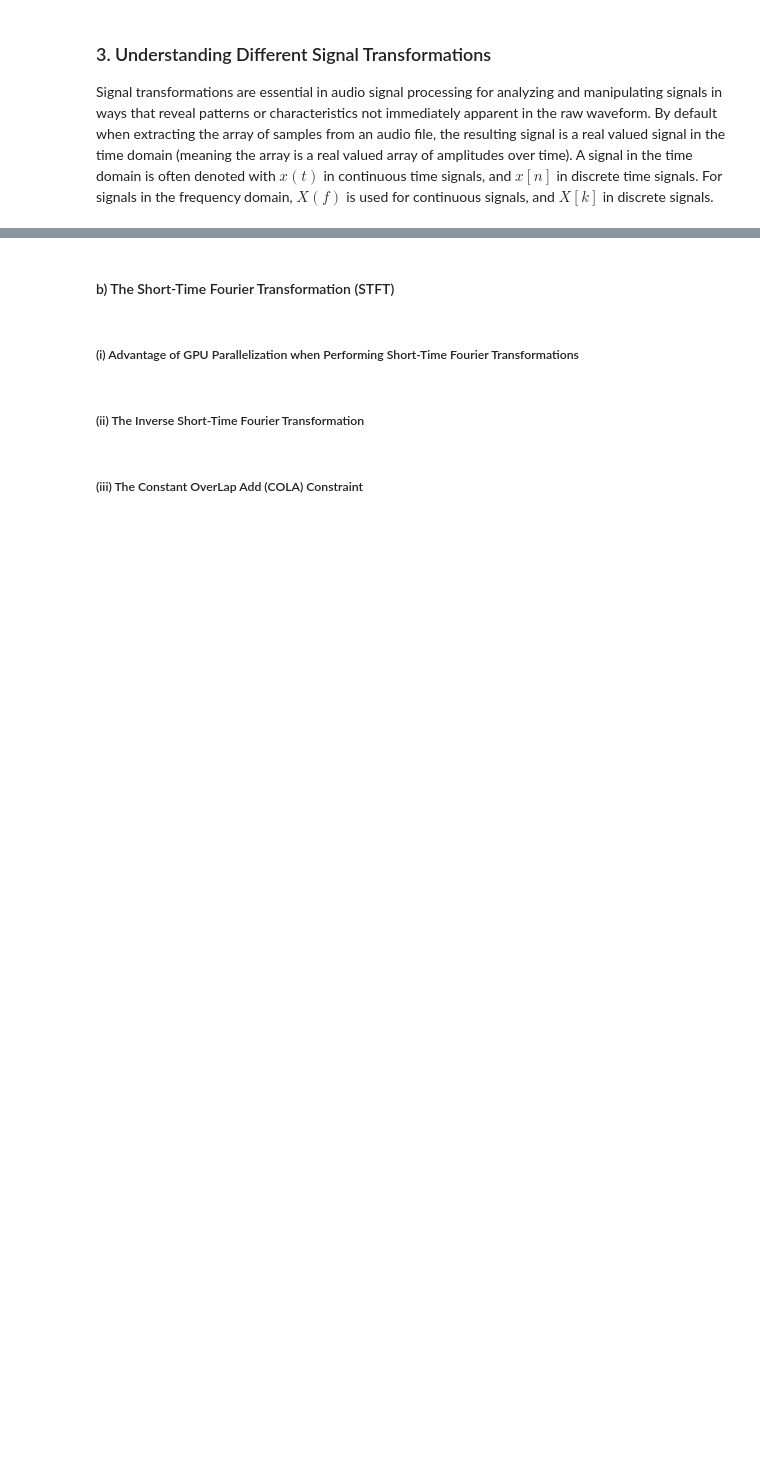
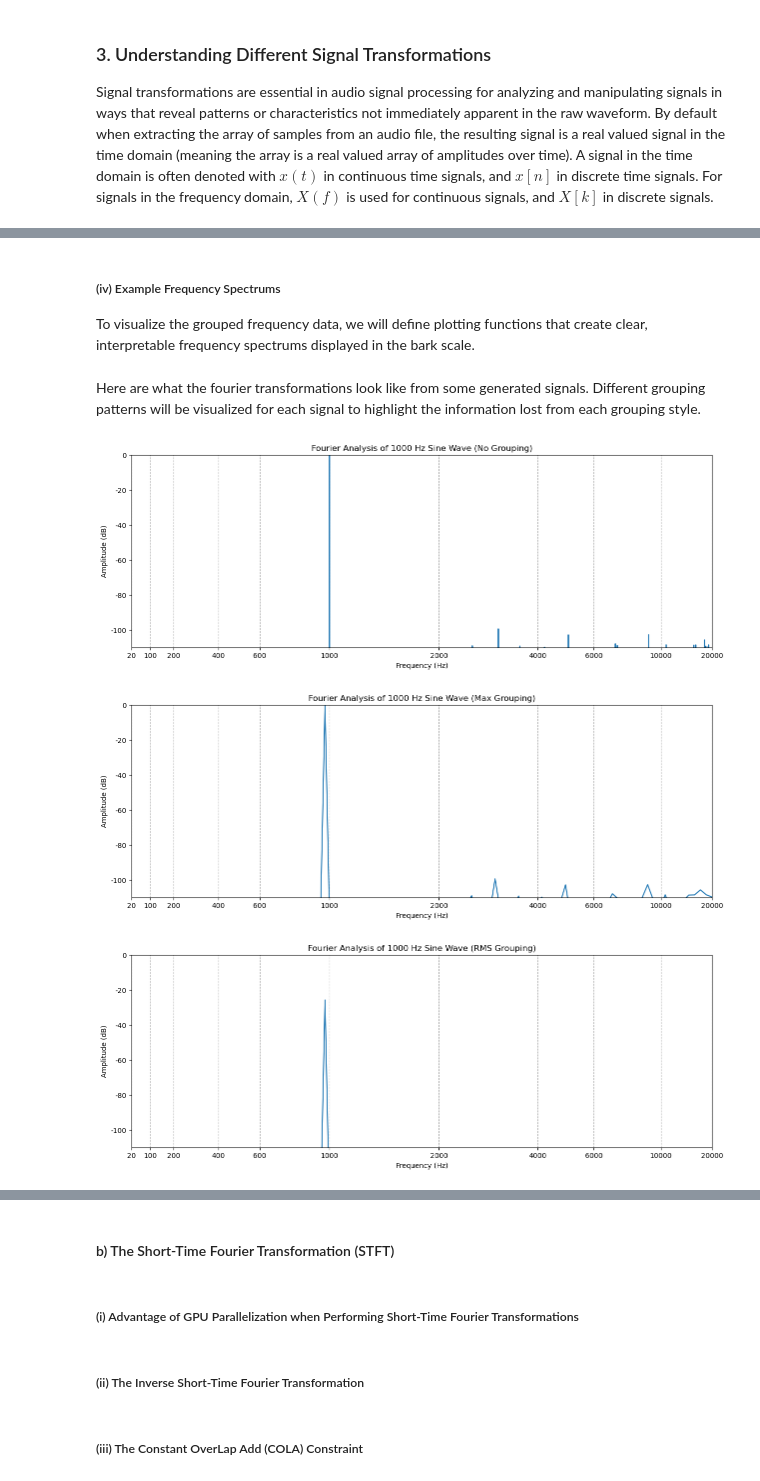
Before and after one commit to LookItVal/FinalProject, a Jupyter notebook: revised_final.ipynb, the cells around one changed output, grey strips where cells are left out. Cells and saved outputs as stored; diff of their text form; code cells hidden in the pictures; blank space fills up the shorter version.

```diff
--- a/revised_final.ipynb
+++ b/revised_final.ipynb
@@ -2176,0 +2371,46 @@ Complex numbers can be though of and plotted against the compled plane based on
+# %% [markdown]
+##### (iv) Example Frequency Spectrums
+To visualize the grouped frequency data, we will define plotting functions that create clear, interpretable frequency spectrums displayed in the bark scale.
+# %%
+def plot_fourier_analysis(sound: AudioSegment, title: str='Fourier Analysis', group: str='RMS') -> None:
+    """Plot the Fourier Transform of an audio signal.
+    Can group the frequencies into a smaller number of bins for easier visualization.
+
+    Args:
+        sound (AudioSegment): The audio signal to plot.
+        title (str, optional): The title of the plot. Defaults to 'Fourier Analysis'.
+        group_frequencies ('NONE' | 'MAX' | 'RMS', optional): Dictates if and how the frequencies should be grouped. Defaults to 'RMS'.
+    """
+    if sound.channels != 1: # If the audio signal has multiple channels, convert it to mono
+        sound = sound.split_to_mono()[0]
+
+    signal = cp.array(sound.get_array_of_samples(), dtype=cp.float32) # Get the audio signal as an array
+    signal = normalize_signal(signal) # Normalize the signal to the range [-1,1]
+    frequencies, freq_signal = fourier_transform(signal, sound.frame_rate) # Calculate the Fourier Transform
+    if group != 'NONE': # If the frequencies should be grouped
+        frequencies, freq_signal = group_frequencies(frequencies, freq_signal, function=group) # Group the frequencies
+    freq_signal = magnitude_to_db(freq_signal) # Convert the magnitudes to decibels
+    frequencies, freq_signal = frequencies.get(), freq_signal.get() # Convert the cupy arrays to numpy arrays
+
+    plt.figure(figsize=(15, 5)) # Set the figure size
+    plt.title(title)
+    plt.xlabel('Frequency (Hz)')
+    plt.ylabel('Amplitude (dB)')
+    xticks = np.array([20, 100, 200, 400, 600, 1000, 2000, 4000, 6000, 10000, 20000]) # Set the x-ticks
+    plt.xlim(hz_to_bark(20), hz_to_bark(20000)) # Set the x-axis limits to the Bark scale
+    plt.xticks(hz_to_bark(xticks), xticks) # Convert the x-ticks to the Bark scale
+    plt.ylim(-110, 0) # Set the y-axis limits
+    plt.yticks([0, -20, -40, -60, -80, -100], [0, -20, -40, -60, -80, -100]) # Set the y-ticks
+    plt.grid(True, which="both", axis='x', ls="--") # Add a grid to the plot
+    plt.plot(hz_to_bark(frequencies), freq_signal) # Plot the Fourier Transform
+    plt.show()
+# %% [markdown]
+Here are what the fourier transformations look like from some generated signals. Different grouping patterns will be visualized for each signal to highlight the information lost from each grouping style.
+# %%
+plot_fourier_analysis(generate_sine_wave(1000, 10), title='Fourier Analysis of 1000 Hz Sine Wave (No Grouping)', group='NONE')
+plot_fourier_analysis(generate_sine_wave(1000, 10), title='Fourier Analysis of 1000 Hz Sine Wave (Max Grouping)', group='MAX')
+plot_fourier_analysis(generate_sine_wave(1000, 10), title='Fourier Analysis of 1000 Hz Sine Wave (RMS Grouping)', group='RMS')
+# %% [output]
+[figure, added]
+[figure, added]
+[figure, added]
```
Also changed, not shown: parts of 35 cells of this notebook, 3 other files.
